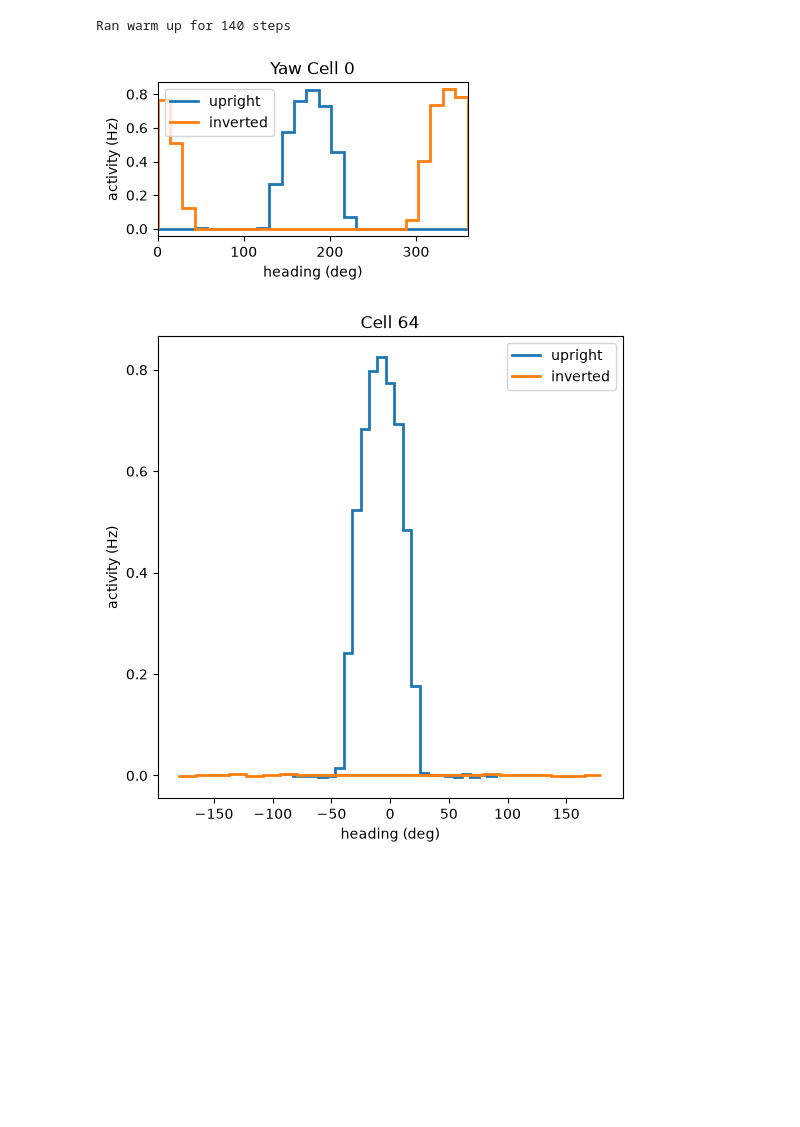
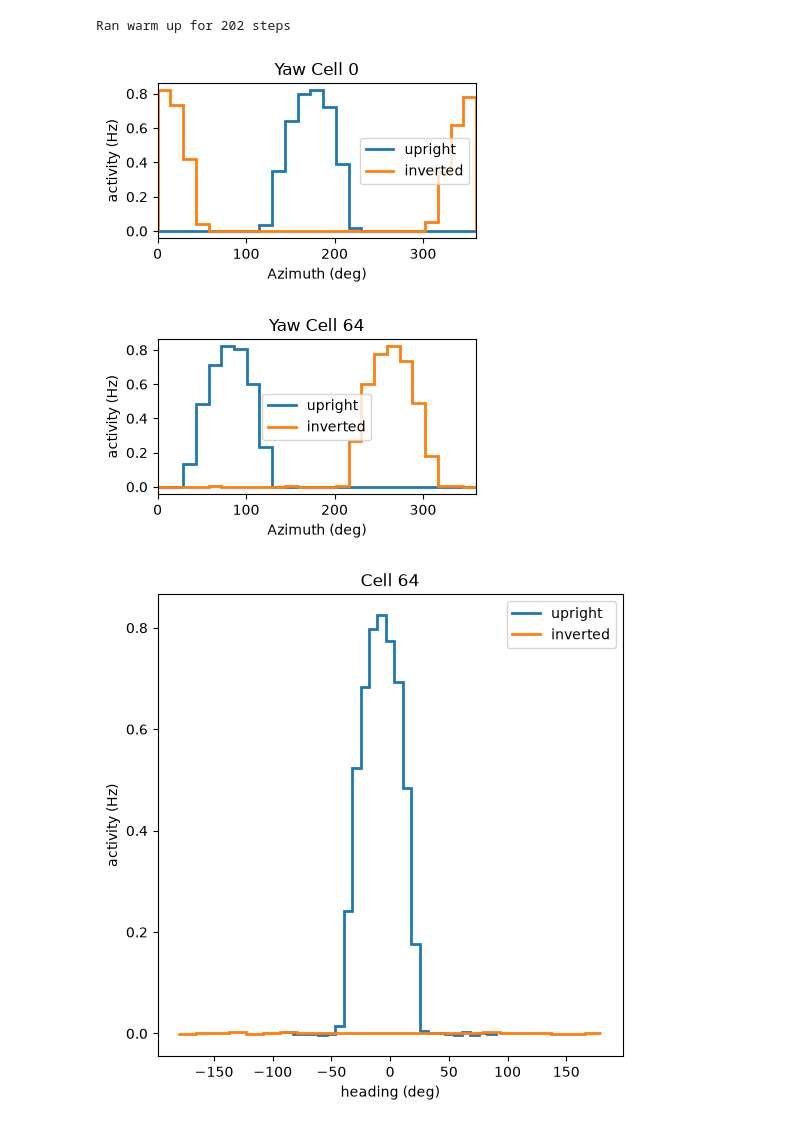
Before and after one commit to siaulich/bat-hd-cells, a Jupyter notebook: notebooks/bat_flight_inversion.ipynb, the cells around one changed output. Saved outputs shown, nothing was run; the diff lists cells and outputs as text; code cells hidden in the pictures; blank space fills up the shorter version.

```diff
--- a/notebooks/bat_flight_inversion.ipynb
+++ b/notebooks/bat_flight_inversion.ipynb
@@ -16,7 +16,7 @@ dt = 0.5e-3
 n = 256
 intrinsic_noise = 0.01
 input_noise = 1
-n_conj = 20
+n_conj = (20, 10)
 
 net_anchor = BatHeadDirectionSystem(
     input_noise=input_noise,
@@ -26,7 +26,7 @@ net_anchor = BatHeadDirectionSystem(
 )
 net_anchor.warm_up()
 # %% [output]
-Ran warm up for 140 steps
+Ran warm up for 202 steps
 # %%
 v_yaw_upright = 30
 v_pitch_upright = 0
@@ -72,23 +96,28 @@ angular_velocity = np.concatenate([angular_velocity_upright,angular_velocity_fli
 # %%
-recording = net_anchor.run_simulation(
-    angular_velocity,
-    inverted = inversion
-)
+recording = net_anchor.run_simulation(angular_velocity, inverted=inversion)
 # %%
-cell_index = 0
-fig,ax = plt.subplots(1,1,figsize=(4,2))
-upright_map,upright_counts,upright_edges = activity_map(sphere_heading[:upright_index,0],recording["yaw_cells"][:upright_index,cell_index])
-inverted_map,inverted_counts, inverted_edges = activity_map(sphere_heading[inverted_index:,0],recording["yaw_cells"][inverted_index:,cell_index])
-ax.stairs(upright_map, upright_edges[0], label="upright",color="C0",lw=2)
-ax.stairs(inverted_map, inverted_edges[0], label="inverted",color="C1",lw=2)
-ax.set_xlabel("heading (deg)")
-ax.set_ylabel("activity (Hz)")
-ax.set_xlim(inverted_edges[0][[0,-1]])
-ax.set_title(f"Yaw Cell {cell_index}")
-ax.legend()
-fig.savefig(os.path.join(PLOTS_DIR, f"yaw_cell_{cell_index}_activity_map.svg"))
+for cell_index in [0, 64]:
+    fig, ax = plt.subplots(1, 1, figsize=(4, 2.5))
+    upright_map, upright_counts, upright_edges = activity_map(
+        sphere_heading[:upright_index, 0],
+        recording["yaw_cells"][:upright_index, cell_index],
+    )
+    inverted_map, inverted_counts, inverted_edges = activity_map(
+        sphere_heading[inverted_index:, 0],
+        recording["yaw_cells"][inverted_index:, cell_index],
+    )
+    ax.stairs(upright_map, upright_edges[0], label="upright", color="C0", lw=2)
+    ax.stairs(inverted_map, inverted_edges[0], label="inverted", color="C1", lw=2)
+    ax.set_xlabel("Azimuth (deg)")
+    ax.set_ylabel("activity (Hz)")
+    ax.set_xlim(inverted_edges[0][[0, -1]])
+    ax.set_title(f"Yaw Cell {cell_index}")
+    ax.legend()
+    fig.tight_layout()
+    fig.savefig(os.path.join(PLOTS_DIR, f"yaw_cell_{cell_index}_activity_map.svg"))
 # %% [output]
-[figure, old version]
+[figure, new version]
+[figure, added]
 # %%
 v_yaw_full_turn = 0
 v_pitch_full_turn = 30
```
Also changed, not shown: parts of 5 cells of this notebook, 24 other files.
